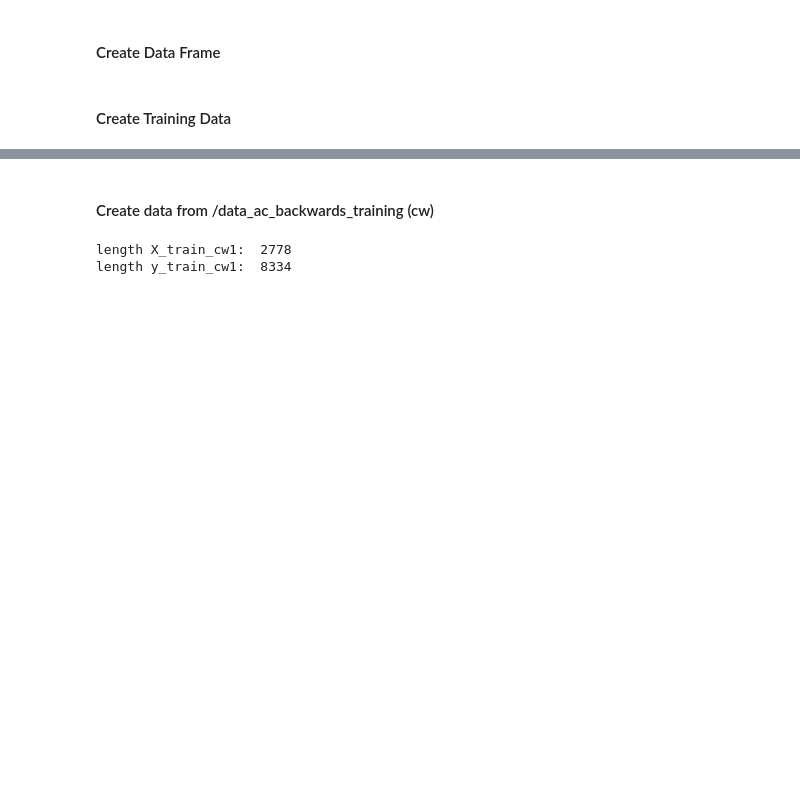
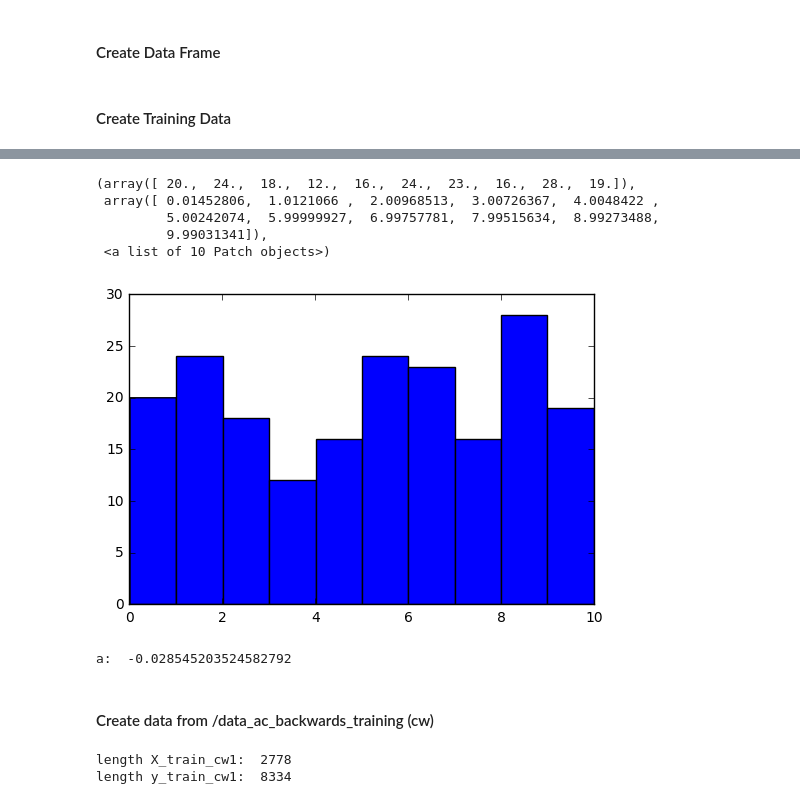
Before and after one commit to JonathanCMitchell/CarND-Behavioral-Cloning-P3, a Jupyter notebook: data_acquisition.ipynb, the cells around one changed output, grey strips where cells are left out. Cells and saved outputs as stored; diff of their text form; code cells hidden in the pictures; blank space fills up the shorter version.

```diff
--- a/data_acquisition.ipynb
+++ b/data_acquisition.ipynb
@@ -31,0 +47,16 @@ def createDataFrame(data_path):
+# %%
+p = 0.001 * np.random.uniform()
+pos_neg = np.random.uniform(size = 200) * 10
+plt.hist(pos_neg)
+# %% [output]
+(array([ 20.,  24.,  18.,  12.,  16.,  24.,  23.,  16.,  28.,  19.]),
+ array([ 0.01452806,  1.0121066 ,  2.00968513,  3.00726367,  4.0048422 ,
+         5.00242074,  5.99999927,  6.99757781,  7.99515634,  8.99273488,
+         9.99031341]),
+ <a list of 10 Patch objects>)
+[figure, added]
+# %%
+a = np.random.uniform(-1, 1)/30.0
+print('a: ', a)
+# %% [output]
+a:  -0.028545203524582792
```
Also changed, not shown: parts of 28 cells of this notebook.
